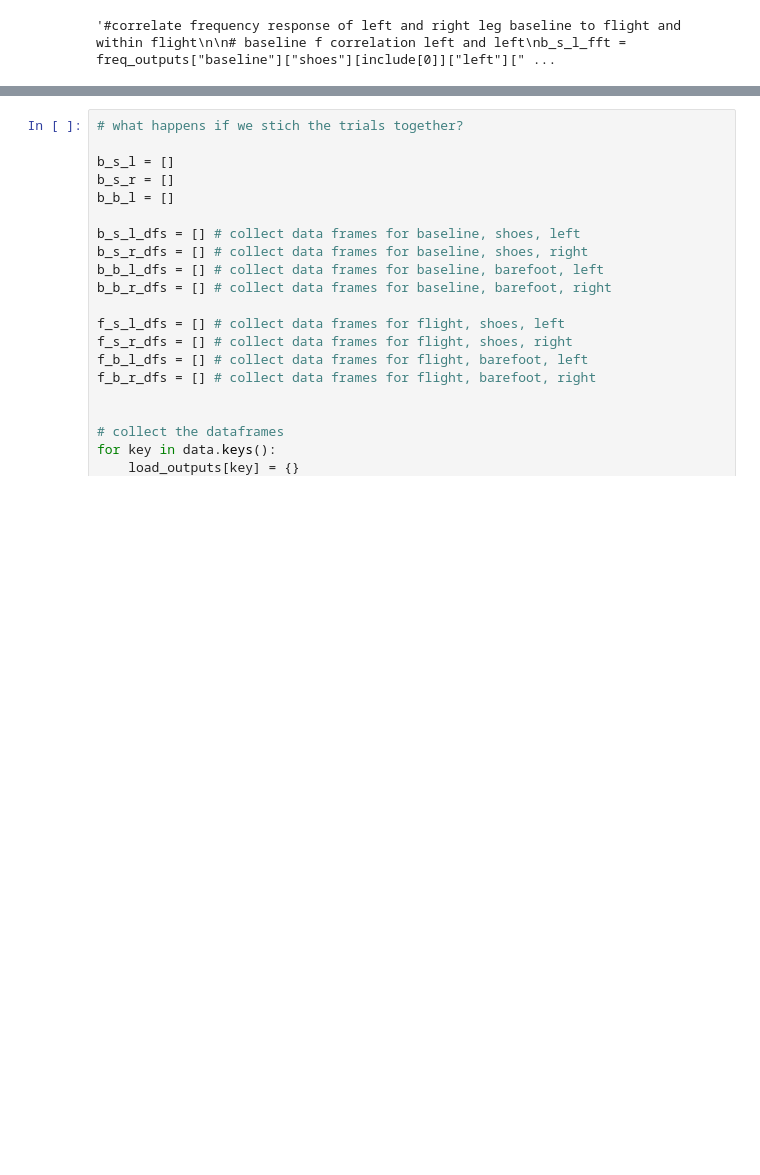
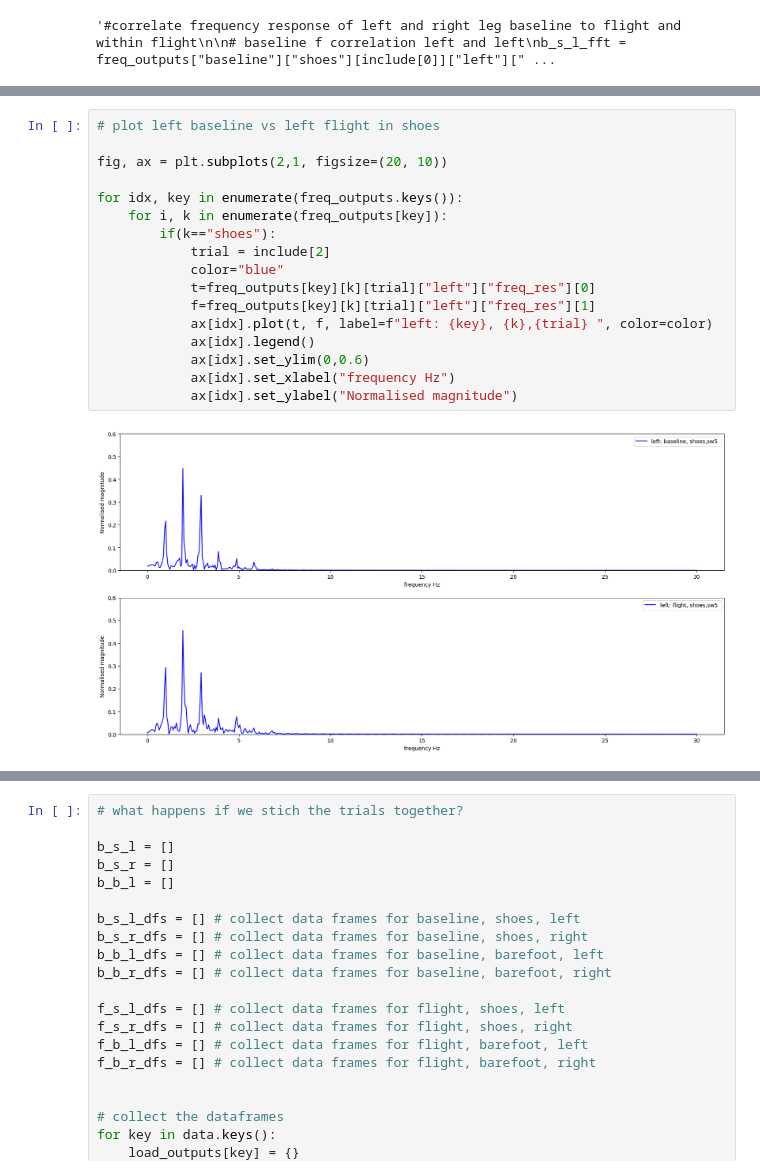
Before and after one commit to mcrooks83/ESA_85th_pbf_campaign_os, a Jupyter notebook: data_processing/1. dot walk.ipynb, the cells around one changed output, grey strips where cells are left out. Drawn from its saved outputs; the diff is of its cells as text; blank space fills up the shorter version.

```diff
--- a/data_processing/1. dot walk.ipynb
+++ b/data_processing/1. dot walk.ipynb
@@ -384,0 +480,19 @@ for idx, key in enumerate(freq_outputs.keys()):
+# %%
+# plot left baseline vs left flight in shoes
+
+fig, ax = plt.subplots(2,1, figsize=(20, 10))
+
+for idx, key in enumerate(freq_outputs.keys()):
+    for i, k in enumerate(freq_outputs[key]):
+        if(k=="shoes"):
+            trial = include[2]
+            color="blue"
+            t=freq_outputs[key][k][trial]["left"]["freq_res"][0]
+            f=freq_outputs[key][k][trial]["left"]["freq_res"][1]
+            ax[idx].plot(t, f, label=f"left: {key}, {k},{trial} ", color=color)
+            ax[idx].legend()
+            ax[idx].set_ylim(0,0.6)
+            ax[idx].set_xlabel("frequency Hz")
+            ax[idx].set_ylabel("Normalised magnitude")
+# %% [output]
+[figure, added]
```
Also changed, not shown: parts of 9 cells of this notebook, 7 other files.
